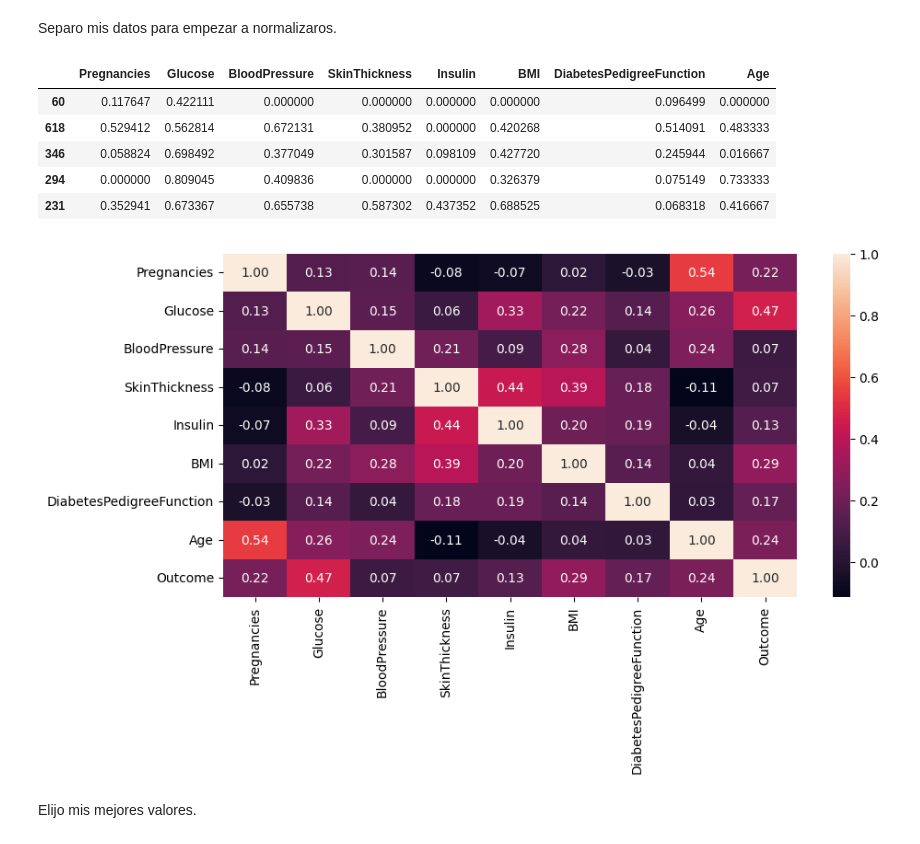
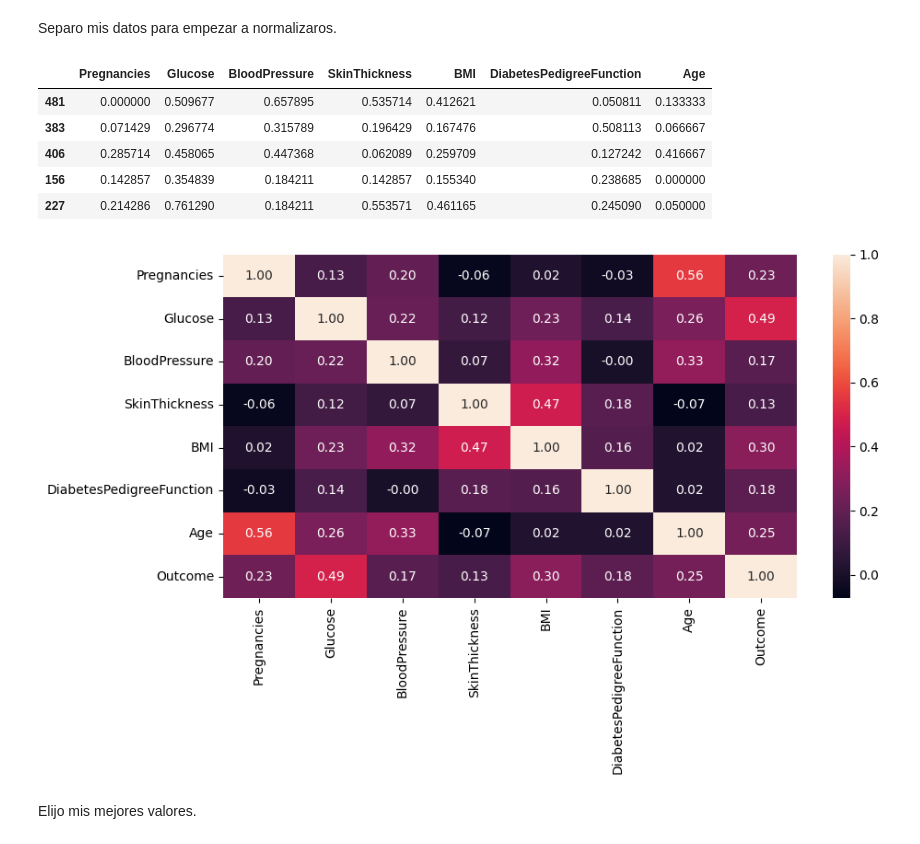
Before and after one commit to 4GeeksAcademy/machine-learning-python-template_tree_jgg, a Jupyter notebook: src/explore.ipynb, the cells around one changed output. Saved outputs shown, nothing was run; the diff lists cells and outputs as text; code cells hidden in the pictures.

```diff
--- a/src/explore.ipynb
+++ b/src/explore.ipynb
@@ -113,0 +152,7 @@ Limite superior de Presion sanguinea: 107.0
+# %%
+promedio = datosDiabetes[datosDiabetes['SkinThickness'] != 0]['SkinThickness'].std()
+
+# Reemplazar los 0 por el promedio calculado
+datosDiabetes['SkinThickness'] = datosDiabetes['SkinThickness'].replace(0, promedio)
+# %%
+datosDiabetes = datosDiabetes[(datosDiabetes['Glucose'] >= 37) & (datosDiabetes['BloodPressure'] >= 35) & (datosDiabetes['BMI'] != 0)]
@@ -170,33 +225,33 @@ Separo mis datos para empezar a normalizaros.
 # %%
 from sklearn.preprocessing import MinMaxScaler
 from sklearn.model_selection import train_test_split
 
-cols_a_normalizar = ['Pregnancies', 'Glucose', 'BloodPressure', 'SkinThickness', 'Insulin',
+cols_a_normalizar = ['Pregnancies', 'Glucose', 'BloodPressure', 'SkinThickness',
        'BMI', 'DiabetesPedigreeFunction', 'Age']
 
 X = datosDiabetes.drop("Outcome", axis = 1)[cols_a_normalizar]
 y = datosDiabetes["Outcome"]
 
 X_train, X_test, y_train, y_test = train_test_split(X, y, test_size = 0.2, random_state = 42)
 
 scaler = MinMaxScaler()
 scaler.fit(X_train)
 
 X_train[cols_a_normalizar] = scaler.fit_transform(X_train[cols_a_normalizar])
 X_test[cols_a_normalizar] = scaler.transform(X_test[cols_a_normalizar])
 
 X_train.head()
 # %% [output]
-|  | Pregnancies | Glucose | BloodPressure | SkinThickness | Insulin | BMI | DiabetesPedigreeFunction | Age |
-| 60 | 0.117647 | 0.422111 | 0.000000 | 0.000000 | 0.000000 | 0.000000 | 0.096499 | 0.000000 |
-| 618 | 0.529412 | 0.562814 | 0.672131 | 0.380952 | 0.000000 | 0.420268 | 0.514091 | 0.483333 |
-| 346 | 0.058824 | 0.698492 | 0.377049 | 0.301587 | 0.098109 | 0.427720 | 0.245944 | 0.016667 |
-| 294 | 0.000000 | 0.809045 | 0.409836 | 0.000000 | 0.000000 | 0.326379 | 0.075149 | 0.733333 |
-| 231 | 0.352941 | 0.673367 | 0.655738 | 0.587302 | 0.437352 | 0.688525 | 0.068318 | 0.416667 |
+|  | Pregnancies | Glucose | BloodPressure | SkinThickness | BMI | DiabetesPedigreeFunction | Age |
+| 481 | 0.000000 | 0.509677 | 0.657895 | 0.535714 | 0.412621 | 0.050811 | 0.133333 |
+| 383 | 0.071429 | 0.296774 | 0.315789 | 0.196429 | 0.167476 | 0.508113 | 0.066667 |
+| 406 | 0.285714 | 0.458065 | 0.447368 | 0.062089 | 0.259709 | 0.127242 | 0.416667 |
+| 156 | 0.142857 | 0.354839 | 0.184211 | 0.142857 | 0.155340 | 0.238685 | 0.000000 |
+| 227 | 0.214286 | 0.761290 | 0.184211 | 0.553571 | 0.461165 | 0.245090 | 0.050000 |
 # %%
 fig, axis = plt.subplots(figsize = (10, 6))
 
-sns.heatmap(datosDiabetes[['Pregnancies', 'Glucose', 'BloodPressure', 'SkinThickness', 'Insulin',
+sns.heatmap(datosDiabetes[['Pregnancies', 'Glucose', 'BloodPressure', 'SkinThickness',
        'BMI', 'DiabetesPedigreeFunction', 'Age', 'Outcome']]
        .corr(), annot = True, fmt = ".2f")
 
@@ -204,6 +259,6 @@ plt.tight_layout()
 
 plt.show()
 # %% [output]
-[figure, old version]
+[figure, new version]
 # %% [markdown]
 Elijo mis mejores valores.
```
Also changed, not shown: parts of 19 cells of this notebook, 4 other files.
